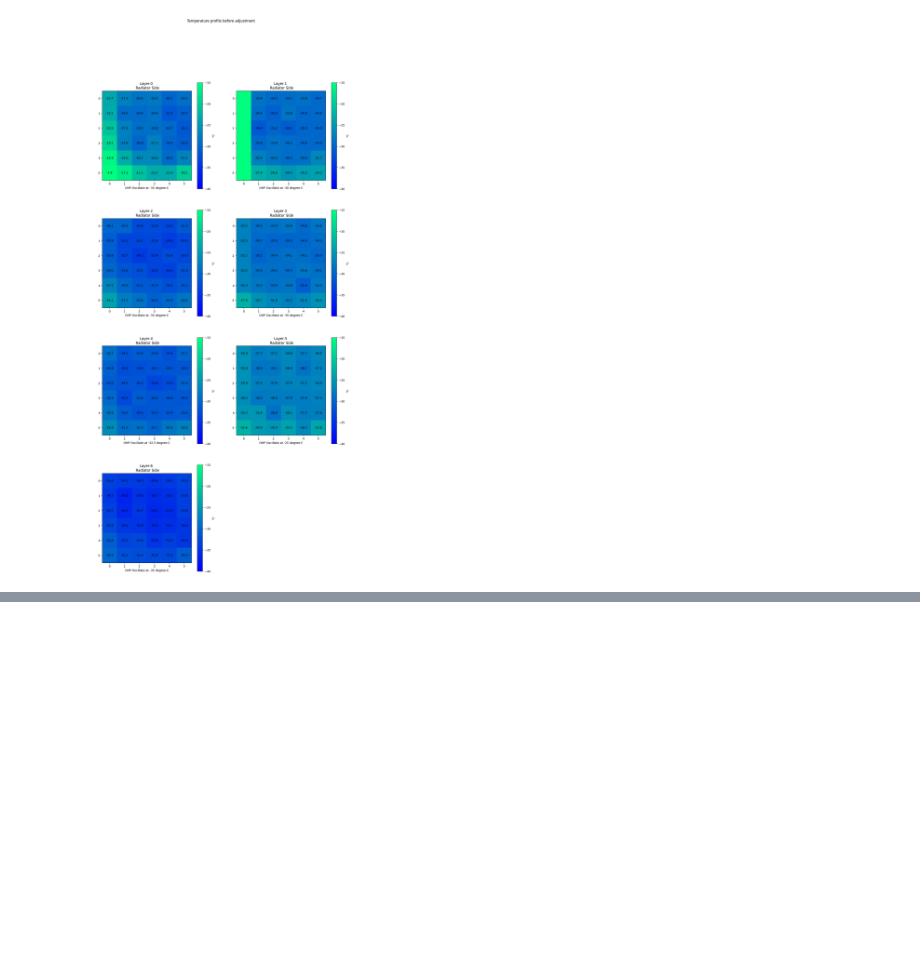
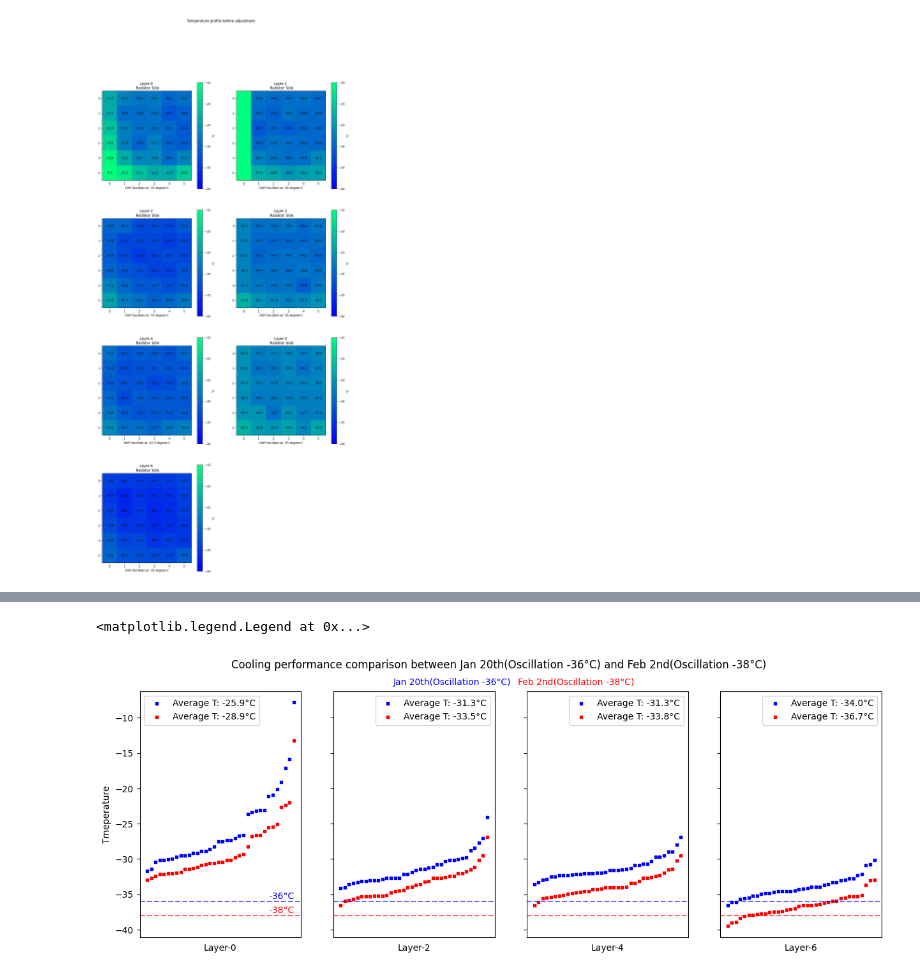
Before and after one commit to Eclipsedclaw/GAPS_thermal, a Jupyter notebook: tracker_temp.ipynb, the cells around one changed output, grey strips where cells are left out. Drawn from its saved outputs; the diff is of its cells as text; code cells hidden in the pictures; blank space fills up the shorter version.

```diff
--- a/tracker_temp.ipynb
+++ b/tracker_temp.ipynb
@@ -476,0 +497,64 @@ plt.show()
+# %%
+T_new_0 = [-26.62, -30.43, -30.59, -30.11, -32.41, -31.46, -26.62, -31.94, -31.14, -30.19, -32.97, -31.86, -25.43, -30.43, -31.30, -30.59, -30.90, -32.17, -25.11, -31.46, -32.73, -29.79, -32.02, -32.10, -22.41, -28.29, -30.83, -29.48, -32.02, -29.32, -13.21, -22.02, -25.51, -26.78, -26.06, -22.65]
+T_new_2 = [-32.02, -32.41, -35.19, -35.19, -35.35, -33.13, -32.41, -35.35, -35.51, -35.35, -35.98, -34.79, -32.65, -35.11, -36.54, -35.83, -34.48, -34.63, -32.02, -34.08, -34.40, -35.67, -35.19, -33.21, -29.48, -32.65, -33.68, -33.60, -33.92, -32.73, -26.94, -31.14, -31.78, -32.57, -31.54, -30.11]
+T_new_4 = [-29.48, -32.65, -32.33, -33.44, -31.38, -30.27, -31.54, -34.08, -35.19, -34.71, -34.23, -33.44, -32.73, -36.14, -34.32, -34.87, -34.32, -33.92, -34.00, -34.79, -35.11, -36.54, -35.59, -32.57, -33.13, -35.51, -35.43, -35.27, -34.56, -34.08, -31.94, -34.56, -34.00, -34.08, -34.95, -32.41]
+T_new_6 = [-36.46, -37.02, -37.10, -37.41, -36.62, -35.35, -37.17, -39.48, -37.81, -38.37, -37.73, -35.98, -36.62, -39.00, -37.73, -38.92, -37.89, -35.98, -35.59, -37.49, -37.89, -38.13, -37.49, -36.54, -33.68, -36.38, -36.14, -37.57, -36.22, -36.70, -32.97, -35.11, -35.35, -35.51, -35.35, -33.05]
+T_new = sorted(T_new_0)
+T_new.extend(sorted(T_new_2))
+T_new.extend(sorted(T_new_4))
+T_new.extend(sorted(T_new_6))
+
+T_old_0 = [-23.68, -27.33, -28.60, -28.21, -30.11, -29.16, -23.13, -29.40, -29.48, -28.92, -31.46, -30.43, -20.90, -27.49, -29.16, -28.92, -29.71, -31.68, -19.08, -27.57, -29.95, -27.33, -30.19, -30.09, -15.90, -23.05, -26.70, -26.62, -29.48, -27.10, -7.81, -17.10, -21.06, -23.21, -23.37, -20.11]
+T_old_2 = [-30.11, -30.11, -32.65, -32.65, -33.05, -31.38, -30.75, -33.13, -33.13, -32.89, -34.00, -33.05, -30.75, -32.73, -34.16, -33.37, -32.65, -33.05, -30.03, -31.62, -32.10, -33.29, -33.60, -31.86, -27.10, -29.79, -31.14, -31.38, -32.17, -31.22, -24.08, -27.73, -28.84, -30.35, -29.87, -28.44]
+T_old_4 = np.array([-29.16, -31.62, -30.98, -31.06, -32.02, -30.19, -30.35, -32.41, -32.02, -31.78, -31.62, -31.54, -31.06, -31.78, -31.70, -33.13, -32.49, -30.35, -29.79, -32.81, -30.90, -31.54, -31.46, -31.54, -28.44, -30.83, -31.86, -31.46, -31.38, -31.06, -26.38, -29.24, -29.00, -30.19, -28.44, -27.49])
+T_old_6 = [-33.60, -34.16, -34.32, -34.63, -34.24, -33.29, -34.48, -36.54, -34.95, -35.67, -35.19, -33.92, -33.68, -36.14, -34.71, -36.14, -35.59, -33.92, -32.81, -34.56, -34.87, -35.51, -35.19, -34.56, -30.83, -33.29, -32.97, -34.87, -33.92, -34.59, -30.11, -32.10, -32.33, -32.81, -33.05, -30.90]
+T_old = sorted(T_old_0)
+T_old.extend(sorted(T_old_2))
+T_old.extend(sorted(T_old_4-1.9))
+T_old.extend(sorted(T_old_6))
+
+x = np.linspace(1, 36, num=36)
+
+
+fig, (ax1, ax2, ax3, ax4) = plt.subplots(1, 4, figsize = (15, 5), sharey=True)
+fig.suptitle('Cooling performance comparison between Jan 20th(Oscillation -36\N{DEGREE SIGN}C) and Feb 2nd(Oscillation -38\N{DEGREE SIGN}C)')
+fig.text(0.39, 0.9, 'Jan 20th(Oscillation -36\N{DEGREE SIGN}C)', color = 'b')
+fig.text(0.52, 0.9, 'Feb 2nd(Oscillation -38\N{DEGREE SIGN}C)', color = 'r')
+fig.text(0.26, 0.23, '-36\N{DEGREE SIGN}C', color = 'b')
+fig.text(0.26, 0.185, '-38\N{DEGREE SIGN}C', color = 'r')
+
+ax1.scatter(x, sorted(T_old_0), s=10, c='b', marker="s", label=f'Average T: %.1f\N{DEGREE SIGN}C'%(round(np.average(T_old_0), 3)))
+ax1.scatter(x, sorted(T_new_0), s=10, c='r', marker="s", label=f'Average T: %.1f\N{DEGREE SIGN}C'%(round(np.average(T_new_0), 3)))
+ax1.axhline(y = -38, color = 'r', linestyle = 'dashed', alpha = 0.6)
+ax1.axhline(y = -36, color = 'b', linestyle = 'dashed', alpha = 0.6)
+ax1.set_xlabel('Layer-0')
+ax1.set_xticks([])
+ax1.set_ylabel('Tmeperature')
+ax1.legend()
+
+ax2.scatter(x, sorted(T_old_2), s=10, c='b', marker="s", label=f'Average T: %.1f\N{DEGREE SIGN}C'%(round(np.average(T_old_2), 3)))
+ax2.scatter(x, sorted(T_new_2), s=10, c='r', marker="s", label=f'Average T: %.1f\N{DEGREE SIGN}C'%(round(np.average(T_new_2), 3)))
+ax2.axhline(y = -38, color = 'r', linestyle = 'dashed', alpha = 0.6)
+ax2.axhline(y = -36, color = 'b', linestyle = 'dashed', alpha = 0.6)
+ax2.set_xlabel('Layer-2')
+ax2.set_xticks([])
+ax2.legend()
+
+ax3.scatter(x, sorted(T_old_4-0.5), s=10, c='b', marker="s", label=f'Average T: %.1f\N{DEGREE SIGN}C'%(round(np.average(T_old_4-0.5), 3)))
+ax3.scatter(x, sorted(T_new_4), s=10, c='r', marker="s", label=f'Average T: %.1f\N{DEGREE SIGN}C'%(round(np.average(T_new_4), 3)))
+ax3.axhline(y = -38, color = 'r', linestyle = 'dashed', alpha = 0.6)
+ax3.axhline(y = -36, color = 'b', linestyle = 'dashed', alpha = 0.6)
+ax3.set_xlabel('Layer-4')
+ax3.set_xticks([])
+ax3.legend()
+
+ax4.scatter(x, sorted(T_old_6), s=10, c='b', marker="s", label=f'Average T: %.1f\N{DEGREE SIGN}C'%(round(np.average(T_old_6), 3)))
+ax4.scatter(x, sorted(T_new_6), s=10, c='r', marker="s", label=f'Average T: %.1f\N{DEGREE SIGN}C'%(round(np.average(T_new_6), 3)))
+ax4.axhline(y = -38, color = 'r', linestyle = 'dashed', alpha = 0.6)
+ax4.axhline(y = -36, color = 'b', linestyle = 'dashed', alpha = 0.6)
+ax4.set_xlabel('Layer-6')
+ax4.set_xticks([])
+ax4.legend()
+# %% [output]
+<matplotlib.legend.Legend at 0x...>
+[figure, added]
```
Also changed, not shown: parts of 7 cells of this notebook.
